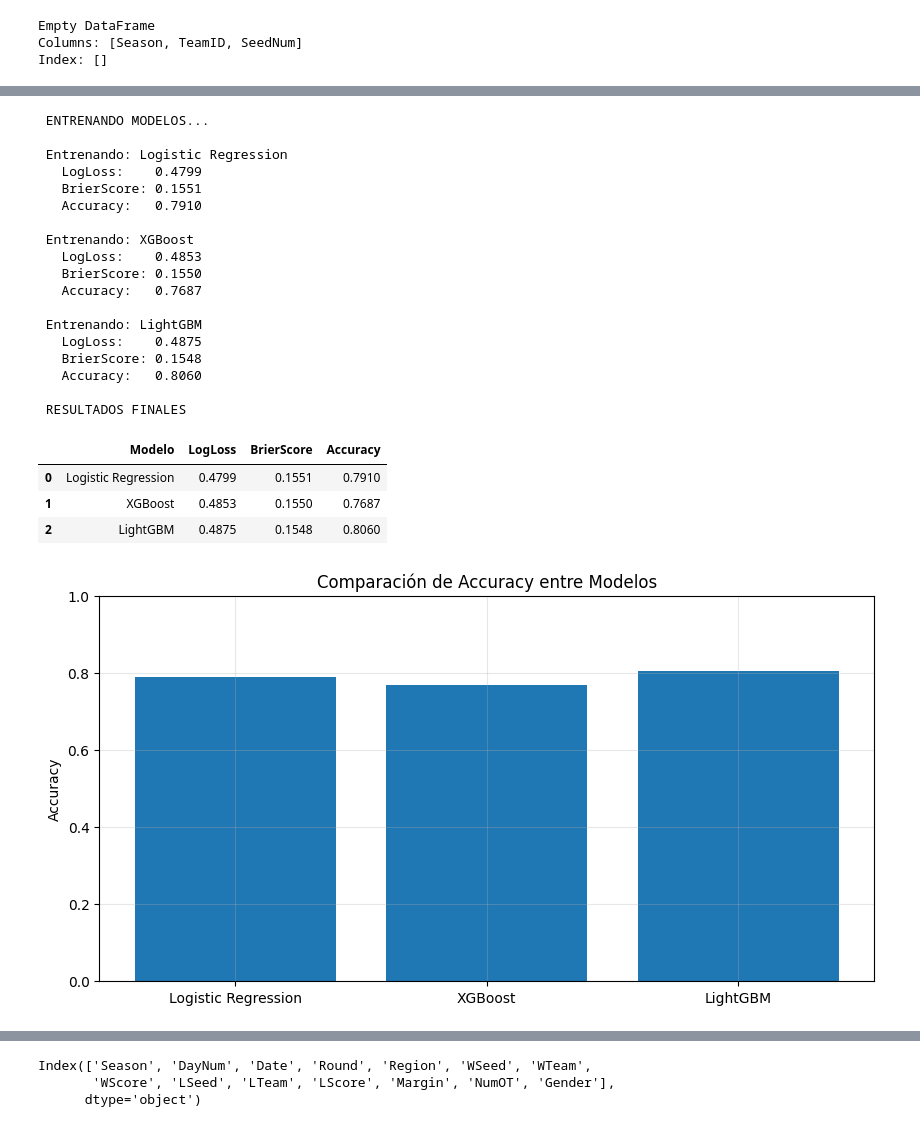
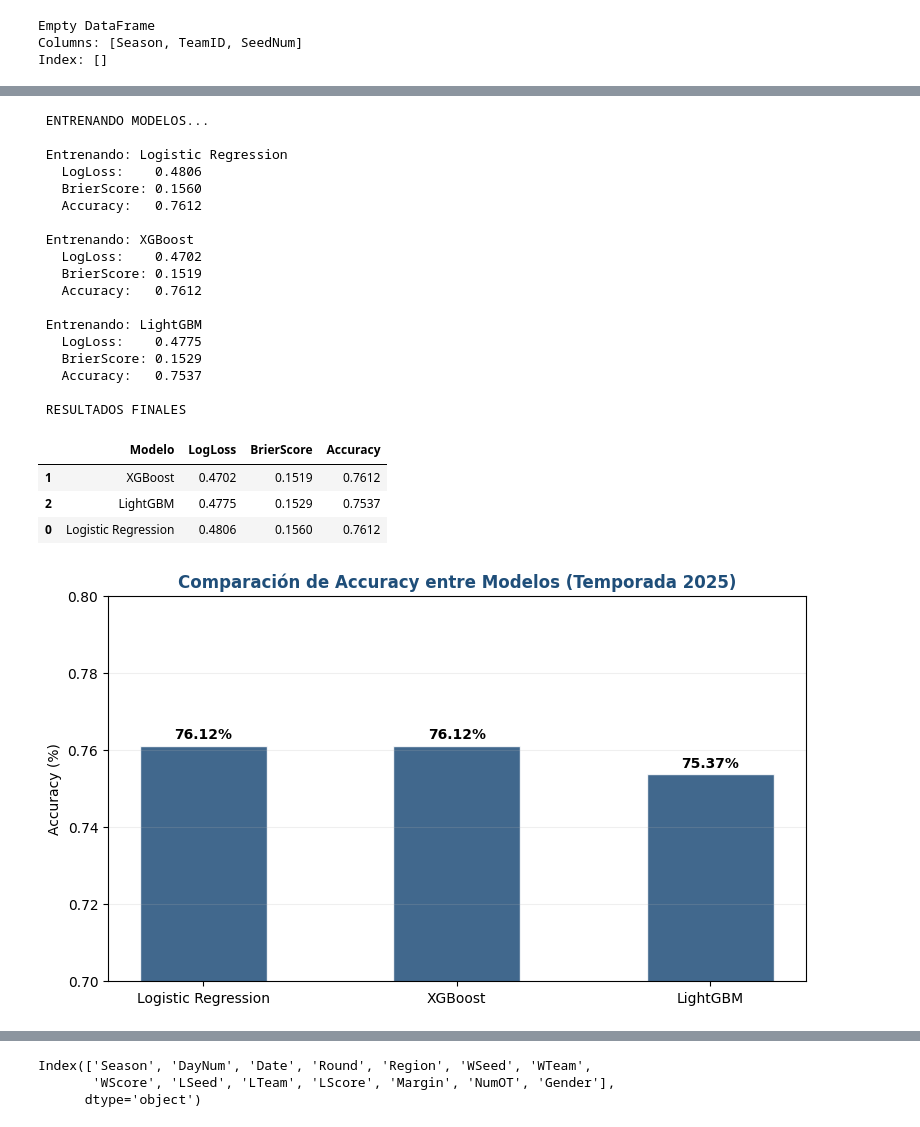
Before and after one commit to l22140141/Proyecto_unidad2, a Jupyter notebook: ProyectoUnidad2.ipynb, the cells around one changed output, grey strips where cells are left out. Saved outputs shown, nothing was run; the diff lists cells and outputs as text; code cells hidden in the pictures.

```diff
--- a/ProyectoUnidad2.ipynb
+++ b/ProyectoUnidad2.ipynb
@@ -83,9 +83,8 @@ pd.set_option("display.float_format", "{:.4f}".format)
 # %%
 # 0. CONFIGURACIÓN GLOBAL
 
-# Directorios:
-DATA_DIR        = Path("./BASES DE DATOS")        # Carpeta con los CSV de Kaggle
-OUTPUT_DIR      = Path("./outputs")
+DATA_DIR        = Path("/content/Proyecto_unidad2/BASES DE DATOS")
+OUTPUT_DIR      = Path("/content/Proyecto_unidad2/outputs")
 SUBMISSION_PATH = OUTPUT_DIR / "SubmissionStage1.csv"
 FIGURES_DIR     = OUTPUT_DIR / "figures"
 
@@ -1007,7 +980,6 @@ def build_xgboost_model() -> xgb.XGBClassifier:
         eval_metric       = "logloss",
         random_state      = SEED,
         verbosity         = 0,
-        use_label_encoder = False,
         n_jobs            = -1
     )
 
@@ -1115,52 +1087,58 @@ for name, model in models.items():
 
 # Resultados finales
 results_df = pd.DataFrame(results)
 
 print("\n RESULTADOS FINALES")
 display(results_df.sort_values("LogLoss"))
 
 # ─────────────────────────────────────────────
 # GRÁFICA COMPARATIVA
 # ─────────────────────────────────────────────
 
-plt.figure(figsize=(10,5))
+plt.figure(figsize=(9, 5))
 
 plt.bar(
     results_df["Modelo"],
-    results_df["Accuracy"]
+    results_df["Accuracy"],
+    color=PALETTE["primary"],
+    edgecolor="white",
+    alpha=0.85,
+    width=0.5
 )
 
-plt.title("Comparación de Accuracy entre Modelos")
-plt.ylabel("Accuracy")
-plt.ylim(0,1)
+plt.title("Comparación de Accuracy entre Modelos (Temporada 2025)", fontweight="bold", color=PALETTE["primary"])
+plt.ylabel("Accuracy (%)")
+plt.ylim(0.70, 0.80)
 
-plt.grid(alpha=0.3)
+for i, val in enumerate(results_df["Accuracy"]):
+    plt.text(i, val + 0.001, f"{val*100:.2f}%", ha='center', va='bottom', fontweight='bold')
+plt.grid(alpha=0.2, axis='y')
 
 plt.show()
 # %% [output]
  ENTRENANDO MODELOS...
 
  Entrenando: Logistic Regression
-   LogLoss:    0.4799
-   BrierScore: 0.1551
-   Accuracy:   0.7910
+   LogLoss:    0.4806
+   BrierScore: 0.1560
+   Accuracy:   0.7612
 
  Entrenando: XGBoost
-   LogLoss:    0.4853
-   BrierScore: 0.1550
-   Accuracy:   0.7687
+   LogLoss:    0.4702
+   BrierScore: 0.1519
+   Accuracy:   0.7612
 
  Entrenando: LightGBM
-   LogLoss:    0.4875
-   BrierScore: 0.1548
-   Accuracy:   0.8060
+   LogLoss:    0.4775
+   BrierScore: 0.1529
+   Accuracy:   0.7537
 
  RESULTADOS FINALES
 |  | Modelo | LogLoss | BrierScore | Accuracy |
-| 0 | Logistic Regression | 0.4799 | 0.1551 | 0.7910 |
-| 1 | XGBoost | 0.4853 | 0.1550 | 0.7687 |
-| 2 | LightGBM | 0.4875 | 0.1548 | 0.8060 |
+| 1 | XGBoost | 0.4702 | 0.1519 | 0.7612 |
+| 2 | LightGBM | 0.4775 | 0.1529 | 0.7537 |
+| 0 | Logistic Regression | 0.4806 | 0.1560 | 0.7612 |
-[figure, old version]
+[figure, new version]
 # %%
 # 7. CALIBRACIÓN DE PROBABILIDADES (crítico para Log Loss)
 """
```
Also changed, not shown: parts of 29 cells of this notebook.
